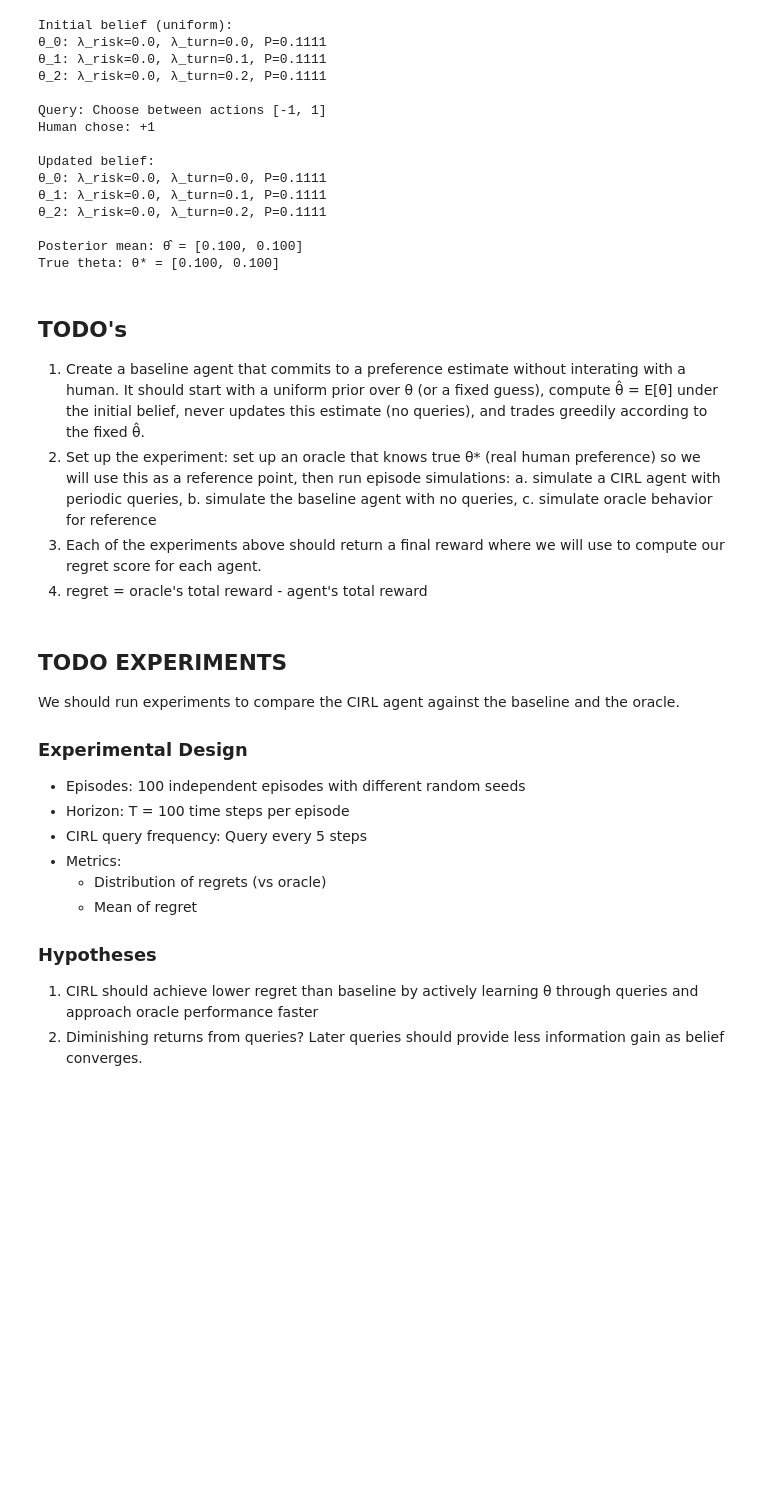
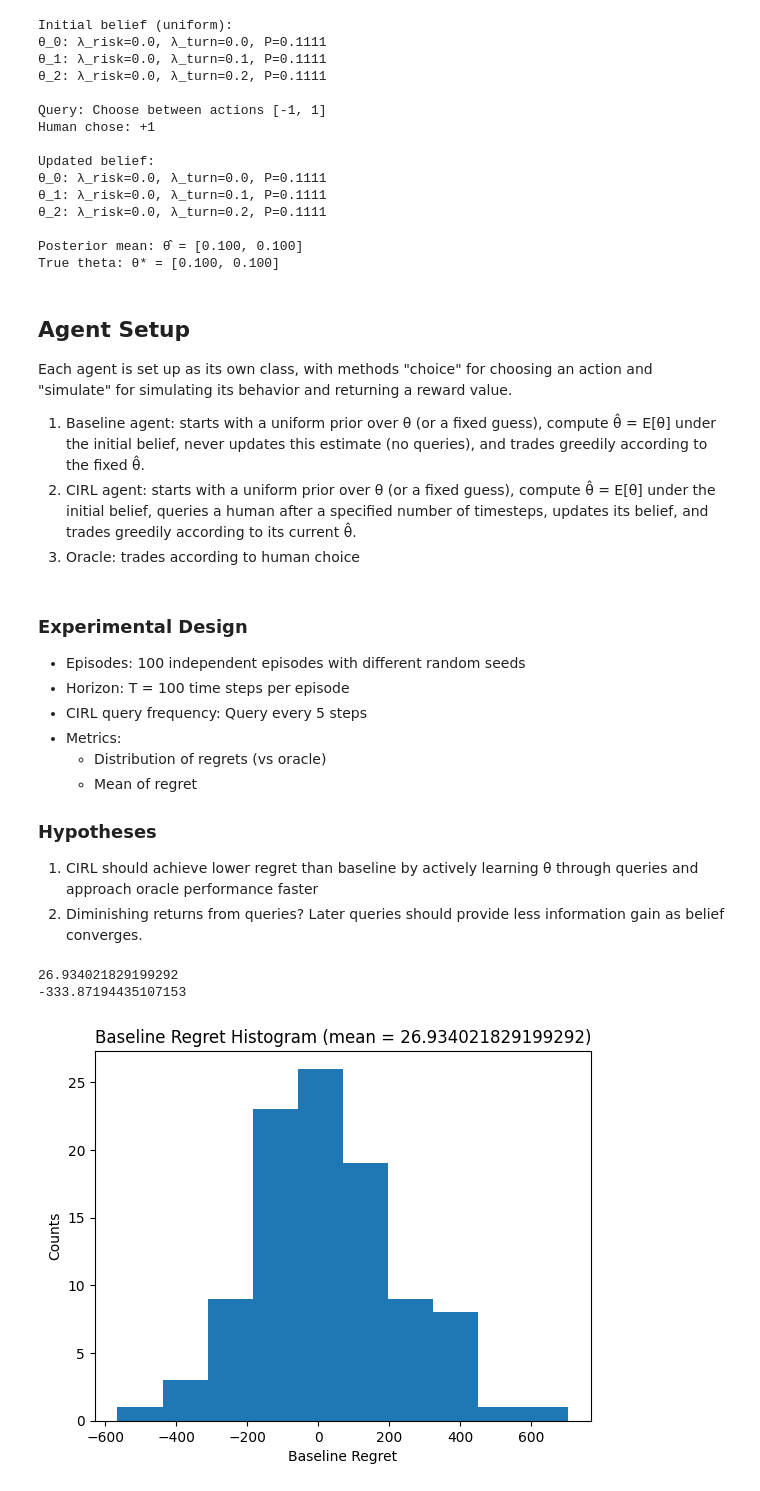
Before and after one commit to irawadee-t/cirl-agent, a Jupyter notebook: cirl_portfolio_agent.ipynb, the cells around one changed output. Cells and saved outputs as stored; diff of their text form; code cells hidden in the pictures; blank space fills up the shorter version.

Commit message:
Implemented agents and experiments, and plotted regret histograms

```diff
--- a/cirl_portfolio_agent.ipynb
+++ b/cirl_portfolio_agent.ipynb
@@ -513,9 +514,9 @@ Updated belief:
 Posterior mean: θ̂ = [0.100, 0.100]
 True theta: θ* = [0.100, 0.100]
 # %% [markdown]
-## TODO's
+## Agent Setup
 
-1. Create a baseline agent that commits to a preference estimate without interating with a human. It should start with a uniform prior over θ (or a fixed guess), compute θ̂ = E[θ] under the initial belief, never updates this estimate (no queries), and trades greedily according to the fixed θ̂.
-2. Set up the experiment: set up an oracle that knows true θ* (real human preference) so we will use this as a reference point, then run episode simulations: a. simulate a CIRL agent with periodic queries, b. simulate the baseline agent with no queries, c. simulate oracle behavior for reference
-3. Each of the experiments above should return a final reward where we will use to compute our regret score for each agent.
-4. regret = oracle's total reward - agent's total reward
+Each agent is set up as its own class, with methods "choice" for choosing an action and "simulate" for simulating its behavior and returning a reward value.
+1. Baseline agent: starts with a uniform prior over θ (or a fixed guess), compute θ̂ = E[θ] under the initial belief, never updates this estimate (no queries), and trades greedily according to the fixed θ̂.
+2. CIRL agent: starts with a uniform prior over θ (or a fixed guess), compute θ̂ = E[θ] under the initial belief, queries a human after a specified number of timesteps, updates its belief, and trades greedily according to its current θ̂.
+3. Oracle: trades according to human choice
@@ -522,8 +608,4 @@ True theta: θ* = [0.100, 0.100]
 # %% [markdown]
-## TODO EXPERIMENTS
-
-We should run experiments to compare the CIRL agent against the baseline and the oracle.
-
 ### Experimental Design
 
 - Episodes: 100 independent episodes with different random seeds
@@ -537,3 +619,51 @@ We should run experiments to compare the CIRL agent against the baseline and the
 
 1. CIRL should achieve lower regret than baseline by actively learning θ through queries and approach oracle performance faster
 2. Diminishing returns from queries? Later queries should provide less information gain as belief converges.
+# %%
+num_episodes = 100
+theta_grid = make_theta_grid()
+action_space = [-1, 0, 1]
+theta_star = np.array([0.1, 0.1])
+
+baseline_regrets = []
+cirl_regrets = []
+
+for episode in range(num_episodes):
+    np.random.seed(episode)
+
+    env = PortfolioEnv(mu=0.005, sigma=0.01, T=100)
+    state = env.reset()
+    baseline_agent = BaselineAgent(env, theta_grid, action_space)
+    baseline_final_state, baseline_reward, baseline_pnl = baseline_agent.simulate(theta_star)
+
+    state = env.reset()
+    cirl_agent = CIRLAgent(env, theta_grid, action_space)
+    cirl_final_state, cirl_reward, cirl_pnl = cirl_agent.simulate(theta_star)
+
+    state = env.reset()
+    oracle = Oracle(env, theta_star, action_space)
+    oracle_final_state, oracle_reward, oracle_pnl = oracle.simulate(theta_star)
+
+    baseline_regret = baseline_reward - oracle_reward
+    cirl_regret = cirl_reward - oracle_reward
+
+    baseline_regrets.append(baseline_regret)
+    cirl_regrets.append(cirl_regret)
+
+baseline_regret_mean = np.mean(baseline_regrets)
+cirl_regret_mean = np.mean(cirl_regrets)
+
+print(baseline_regret_mean)
+print(cirl_regret_mean)
+# %% [output]
+26.934021829199292
+-333.87194435107153
+# %%
+baseline_counts, baseline_bins = np.histogram(baseline_regrets)
+plt.stairs(baseline_counts, baseline_bins, fill='True')
+plt.xlabel('Baseline Regret')
+plt.ylabel('Counts')
+plt.title(f'Baseline Regret Histogram (mean = {baseline_regret_mean})')
+plt.show()
+# %% [output]
+[figure, added]
```
Also changed, not shown: parts of 5 cells of this notebook, 2 other files.
